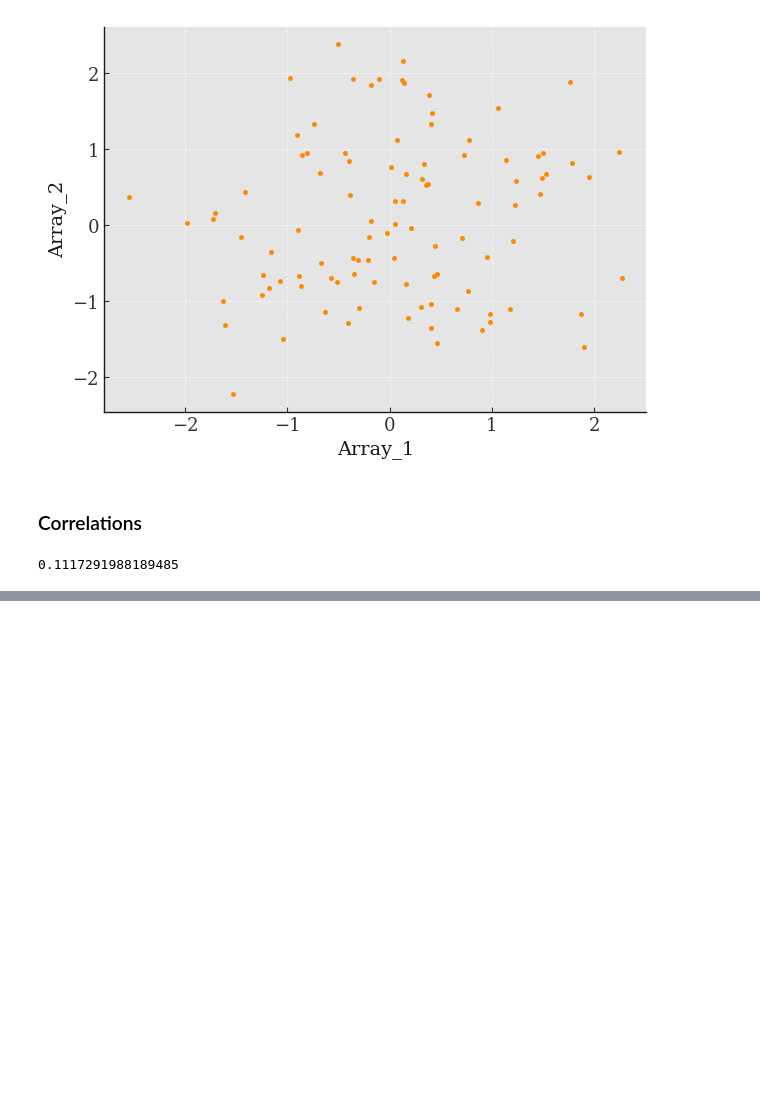
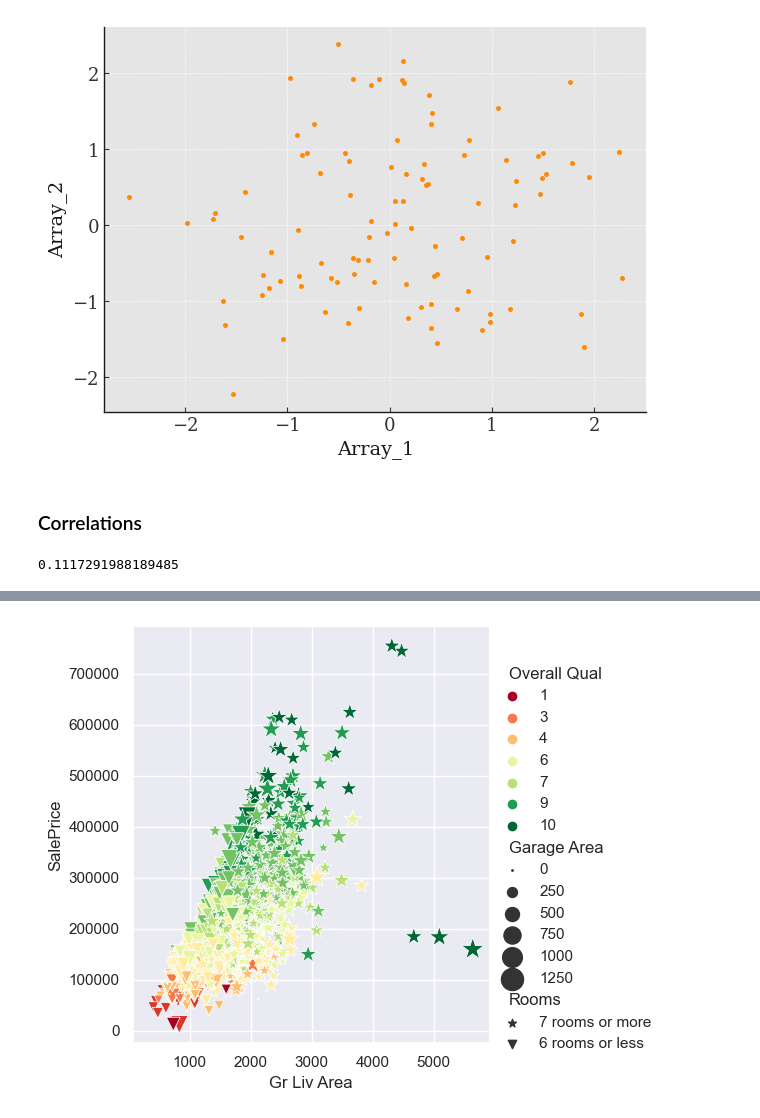
Before and after one commit to awault/StrictlySpeaking, a Jupyter notebook: docs/Blog/chart_spx.ipynb, the cells around one changed output, grey strips where cells are left out. Cells and saved outputs as stored; diff of their text form; code cells hidden in the pictures; blank space fills up the shorter version.

```diff
--- a/docs/Blog/chart_spx.ipynb
+++ b/docs/Blog/chart_spx.ipynb
@@ -176,0 +210,8 @@ a_DF['Array_1'].corr(a_DF['Array_2'])
+# %%
+sns.relplot(data=housing, x='Gr Liv Area', y='SalePrice',
+            hue='Overall Qual', palette='RdYlGn',
+            size='Garage Area', sizes=(1,300),
+            style='Rooms', markers=['*','v'])
+plt.show()
+# %% [output]
+[figure, added]
```
Also changed, not shown: parts of 5 cells of this notebook.
